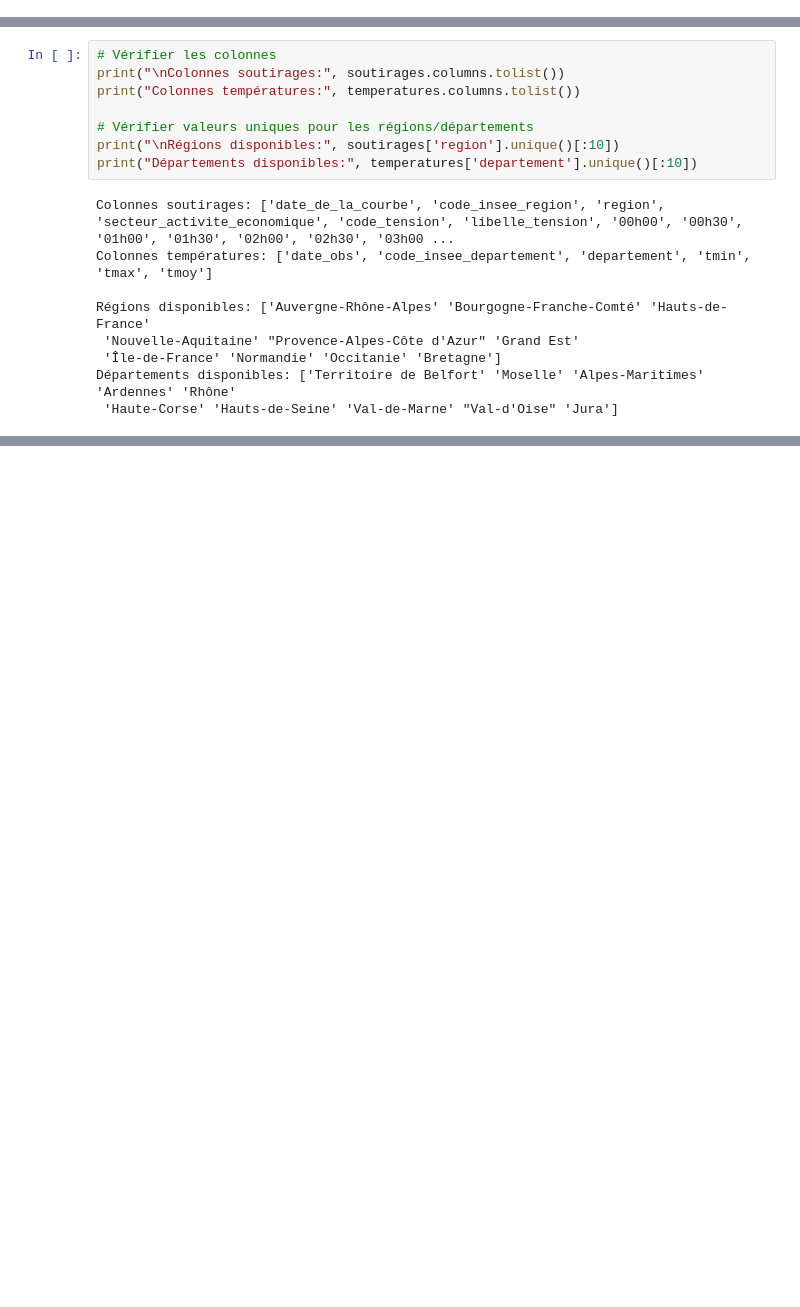
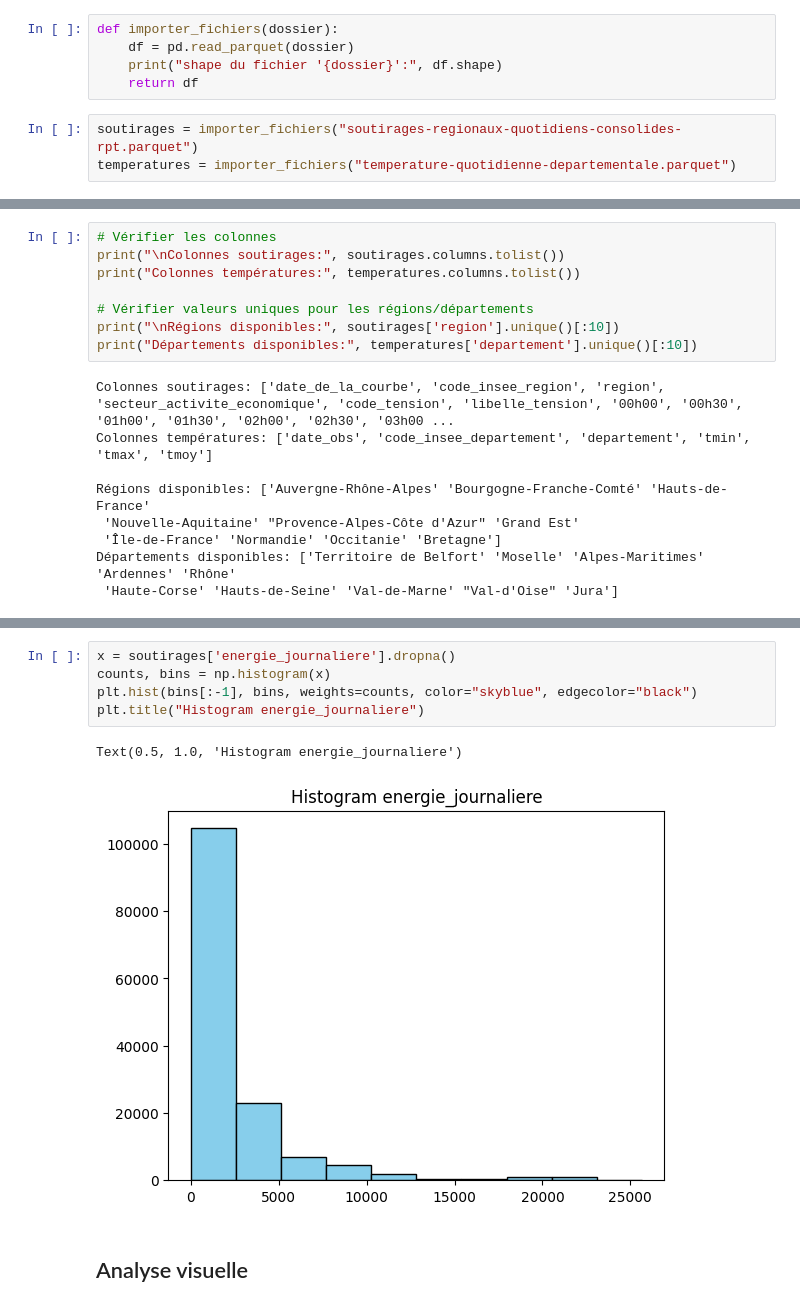
Before and after one commit to KADA-SEDODE/multi-region-energy-prediction, a Jupyter notebook: notebooks/01_exploration.ipynb, the cells around one changed output, grey strips where cells are left out. Cells and saved outputs as stored; diff of their text form; blank space fills up the shorter version.

Commit message:
traitement des données de temperature

```diff
--- a/notebooks/01_exploration.ipynb
+++ b/notebooks/01_exploration.ipynb
@@ -34,0 +16,8 @@ Températures shape: (268800, 6)
+# %%
+def importer_fichiers(dossier):
+    df = pd.read_parquet(dossier)
+    print("shape du fichier '{dossier}':", df.shape)
+    return df
+# %%
+soutirages = importer_fichiers("soutirages-regionaux-quotidiens-consolides-rpt.parquet")
+temperatures = importer_fichiers("temperature-quotidienne-departementale.parquet")
@@ -51,0 +121,10 @@ Départements disponibles: ['Territoire de Belfort' 'Moselle' 'Alpes-Maritimes'
+# %%
+x = soutirages['energie_journaliere'].dropna()
+counts, bins = np.histogram(x)
+plt.hist(bins[:-1], bins, weights=counts, color="skyblue", edgecolor="black")
+plt.title("Histogram energie_journaliere")
+# %% [output]
+Text(0.5, 1.0, 'Histogram energie_journaliere')
+[figure, added]
+# %% [markdown]
+## Analyse visuelle
```
Also changed, not shown: parts of 27 cells of this notebook.
